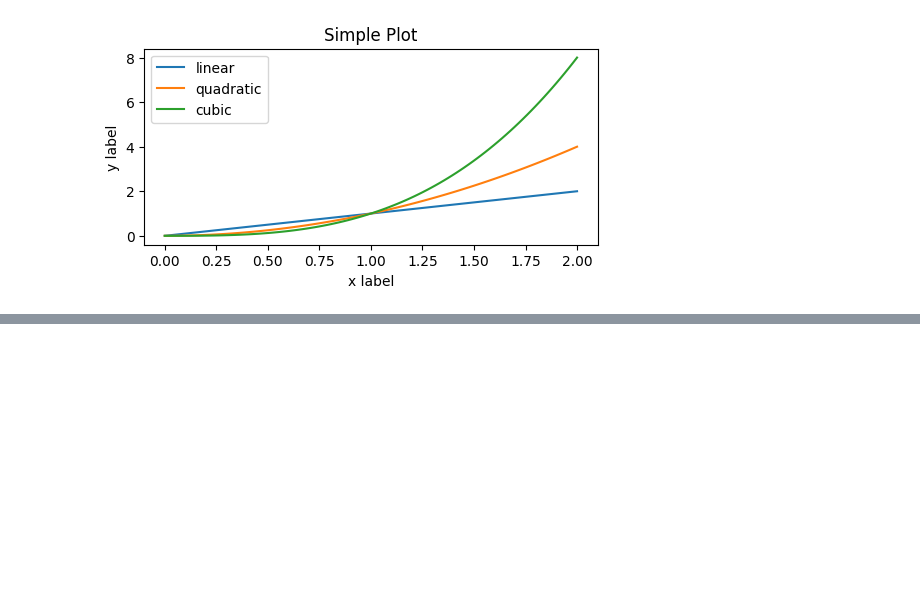
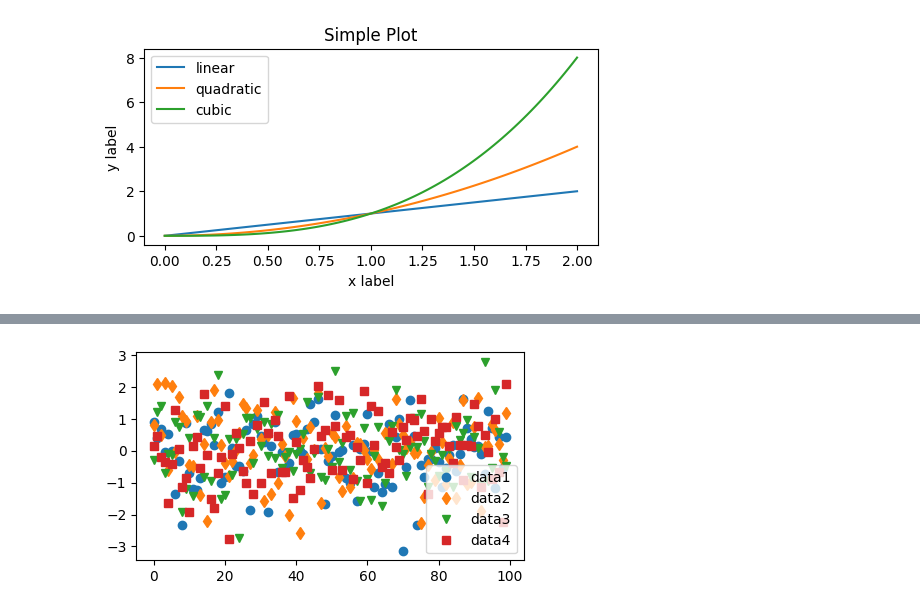
Before and after one commit to gilberto-ribeiro/python-projects, a Jupyter notebook: matplotlib_notebook.ipynb, the cells around one changed output, grey strips where cells are left out. Saved outputs shown, nothing was run; the diff lists cells and outputs as text; code cells hidden in the pictures; blank space fills up the shorter version.

```diff
--- a/matplotlib_notebook.ipynb
+++ b/matplotlib_notebook.ipynb
@@ -53,0 +70,10 @@ plt.show()
+# %%
+fig, ax = plt.subplots(figsize=(5, 2.7))
+ax.plot(data1, 'o', label='data1')
+ax.plot(data2, 'd', label='data2')
+ax.plot(data3, 'v', label='data3')
+ax.plot(data4, 's', label='data4')
+ax.legend()
+plt.show()
+# %% [output]
+[figure, added]
```
Also changed, not shown: parts of 7 cells of this notebook.
